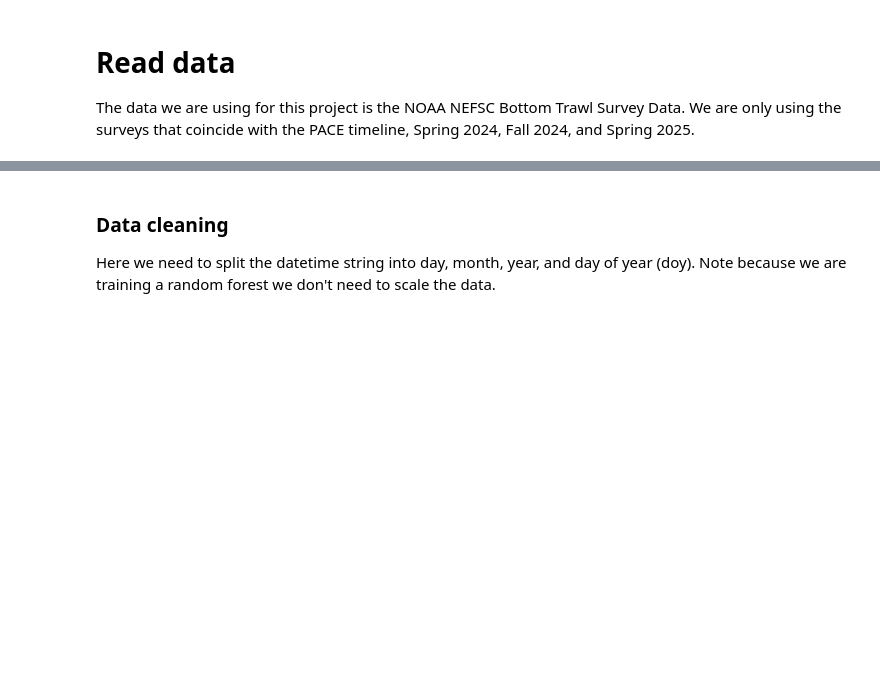
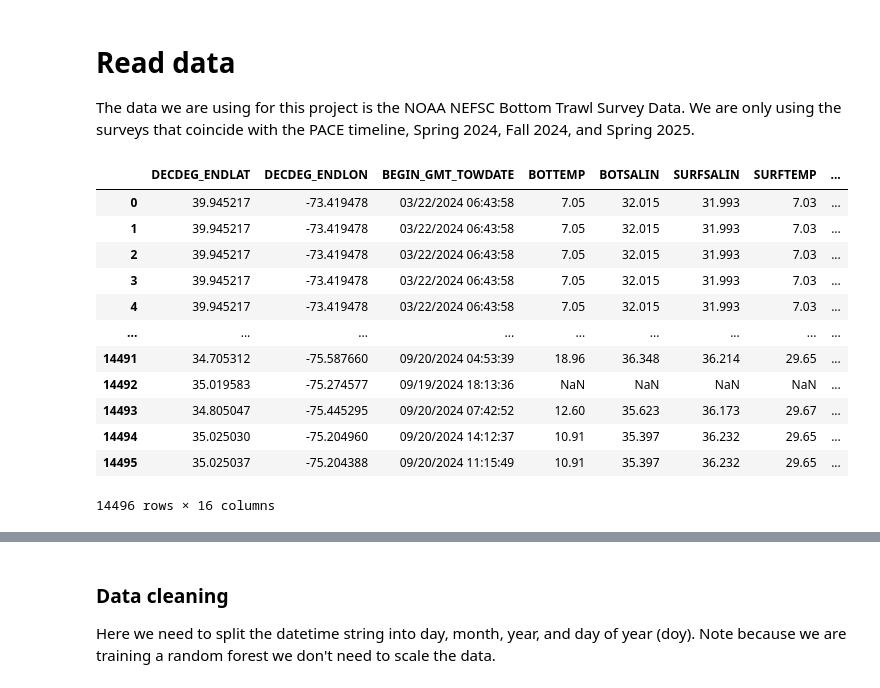
Before and after one commit to fish-pace/2026-proj-Trawling4PACE, a Jupyter notebook: contributor_folders/hsynan/PACE_RF_BRT_modeldevelopment.ipynb, the cells around one changed output, grey strips where cells are left out. Drawn from its saved outputs; the diff is of its cells as text; code cells hidden in the pictures; blank space fills up the shorter version.

```diff
--- a/contributor_folders/hsynan/PACE_RF_BRT_modeldevelopment.ipynb
+++ b/contributor_folders/hsynan/PACE_RF_BRT_modeldevelopment.ipynb
@@ -43,0 +46,16 @@ df=df.dropna(subset=['avw_0','chlor_a_0'])
+# %%
+df1
+# %% [output]
+|  | DECDEG_ENDLAT | DECDEG_ENDLON | BEGIN_GMT_TOWDATE | BOTTEMP | BOTSALIN | SURFSALIN | SURFTEMP | ... |
+| 0 | 39.945217 | -73.419478 | 03/22/2024 06:43:58 | 7.05 | 32.015 | 31.993 | 7.03 | ... |
+| 1 | 39.945217 | -73.419478 | 03/22/2024 06:43:58 | 7.05 | 32.015 | 31.993 | 7.03 | ... |
+| 2 | 39.945217 | -73.419478 | 03/22/2024 06:43:58 | 7.05 | 32.015 | 31.993 | 7.03 | ... |
+| 3 | 39.945217 | -73.419478 | 03/22/2024 06:43:58 | 7.05 | 32.015 | 31.993 | 7.03 | ... |
+| 4 | 39.945217 | -73.419478 | 03/22/2024 06:43:58 | 7.05 | 32.015 | 31.993 | 7.03 | ... |
+| ... | ... | ... | ... | ... | ... | ... | ... | ... |
+| 14491 | 34.705312 | -75.587660 | 09/20/2024 04:53:39 | 18.96 | 36.348 | 36.214 | 29.65 | ... |
+| 14492 | 35.019583 | -75.274577 | 09/19/2024 18:13:36 | NaN | NaN | NaN | NaN | ... |
+| 14493 | 34.805047 | -75.445295 | 09/20/2024 07:42:52 | 12.60 | 35.623 | 36.173 | 29.67 | ... |
+| 14494 | 35.025030 | -75.204960 | 09/20/2024 14:12:37 | 10.91 | 35.397 | 36.232 | 29.65 | ... |
+| 14495 | 35.025037 | -75.204388 | 09/20/2024 11:15:49 | 10.91 | 35.397 | 36.232 | 29.65 | ... |
+14496 rows × 16 columns
```
Also changed, not shown: parts of 4 cells of this notebook, 1 other file.
